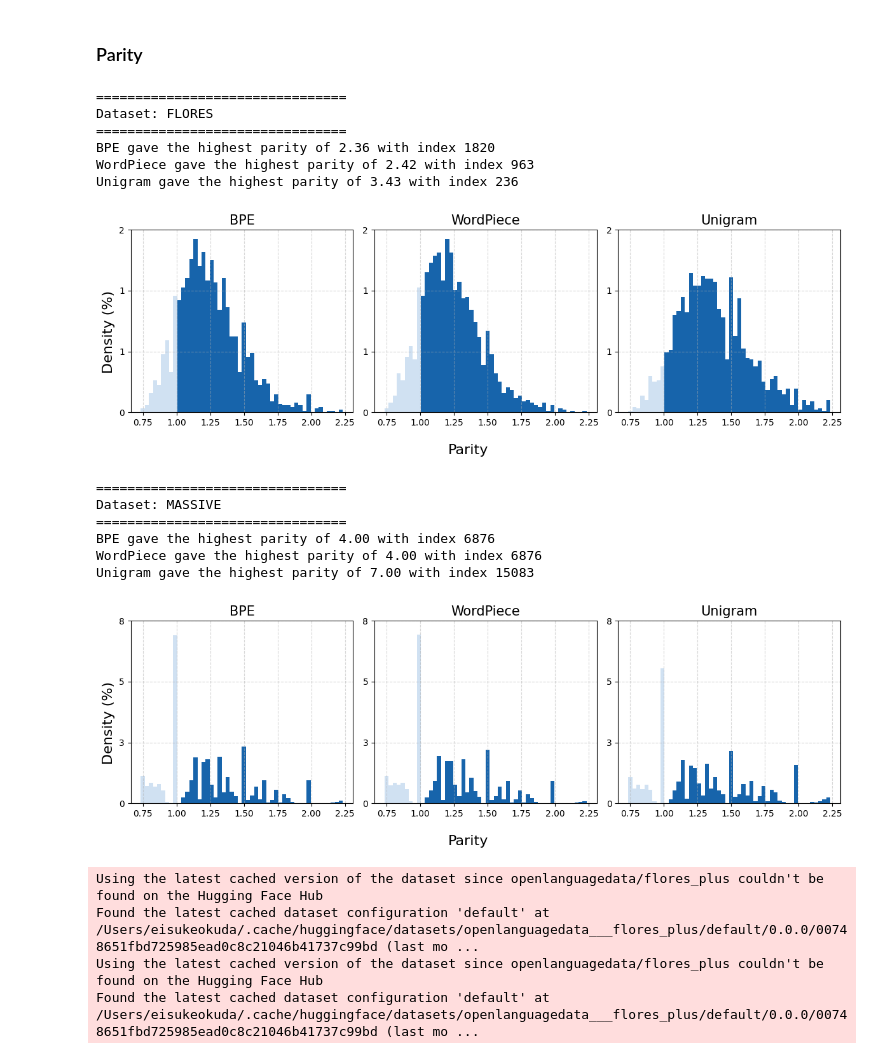
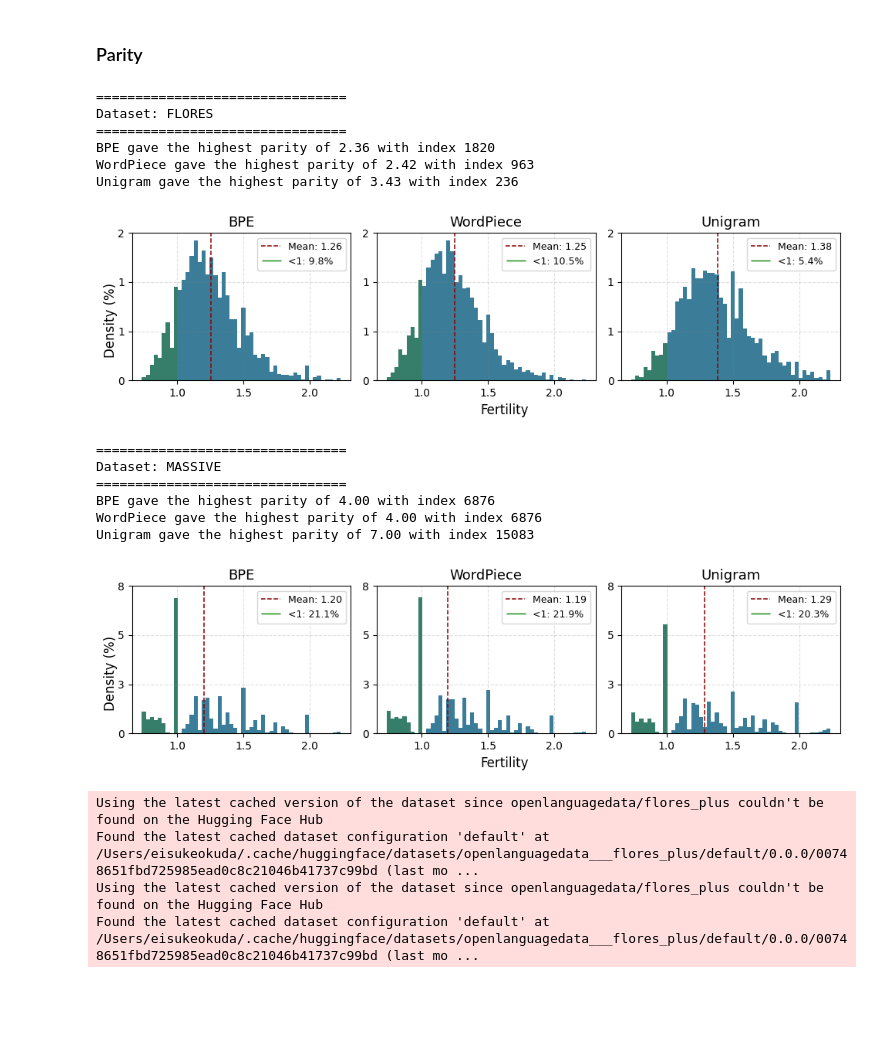
Before and after one commit to ah140797/NLP-project, a Jupyter notebook: jupyter-notebook/make_figs_main.ipynb, the cells around one changed output. Cells and saved outputs as stored; diff of their text form; code cells hidden in the pictures; blank space fills up the shorter version.

```diff
--- a/jupyter-notebook/make_figs_main.ipynb
+++ b/jupyter-notebook/make_figs_main.ipynb
@@ -84,7 +99,7 @@ for dataset_name in EVAL_DATASETS:
     print(f'Dataset: {dataset_name.upper()}')
     print('================================')
 
-    fig, axes = plt.subplots(1, 3, figsize=(12, 4))
+    fig, axes = plt.subplots(1, 3, figsize=(10, 3))
     axes = axes.flatten()
     for i, model_name in enumerate(TOKENIZER_MODELS):
         results_parity_path = os.path.join(results_path, f'tr_{model_name}_vs40000/parity_{dataset_name}.json')
@@ -100,51 +115,63 @@ for dataset_name in EVAL_DATASETS:
         bin_edges = np.linspace(0.75, 2.25, 50 + 1)
         counts, edges = np.histogram(results_dict['parity'], bins=bin_edges, density=True)
 
-        # Assign colors: lightblue for bins < 1, steelblue otherwise
-        cmap = plt.get_cmap('Blues')
-        color1, color2 = cmap(0.2), cmap(0.8)
-        colors = [color1 if (edge < 1) else color2 for edge in edges[:-1]]
+        colors = ["#367D6A" if (edge < 1) else "#3B7D98" for edge in edges[:-1]]
 
         # Plot the histogram using bar to allow custom colors
         axes[i].bar(edges[:-1], counts, width=0.03, color=colors)
-        axes[i].set_title(f"{model_name}", fontsize=15)
-        axes[i].grid(True, linestyle='--', alpha=0.5)
+        axes[i].set_title(f"{model_name}", fontsize=13)
+        axes[i].grid(True, linestyle='--', color='gray', alpha=0.25)
+
+        below_one = np.sum(np.array(results_dict['parity']) < 1) / len(results_dict['parity']) * 100
+
+        mean_parity = np.mean(results_dict['parity'])  # Calculate the mean
+        axes[i].axvline(mean_parity, color='darkred', linestyle='--', linewidth=1.1, label=f"Mean: {mean_parity:.2f}")
+
+        axes[i].legend(
+            handles=[
+                plt.Line2D([0], [0], color='darkred', linestyle='--', linewidth=1.1),  # Line for mean
+                plt.Line2D([0], [0], marker='_', color='green', linestyle='None', markersize=18)  # Green par symbol for below 1 percentage
+            ],
+            labels=[f"Mean: {mean_parity:.2f}", f"<1: {below_one:.1f}%"],
+            fontsize=9,
+            loc='upper right'
+        )
 
         if dataset_name == "flores":
             ymin, y_max = 0, 2.2
         else:
             ymin, y_max = 0, 8
         axes[i].set_ylim(ymin, y_max)
 
         # Generate and set y-axis ticks
         y_ticks = np.linspace(ymin, y_max, 4)  # Generate 4 evenly spaced ticks
         axes[i].set_yticks(y_ticks)  # Set the ticks
         axes[i].set_yticklabels([f'{tick:.0f}' for tick in y_ticks])  # Format the tick labels
 
         # Add shared x and y-axis labels
-        fig.supxlabel('Parity', fontsize=16)
-        fig.supylabel('Density (%)', fontsize=16)
+        fig.supxlabel('Fertility', fontsize=12, y=0.08, x=0.55)
+        fig.supylabel('Density (%)', fontsize=12, x=0.03)
 
     plt.tight_layout()
     # Save the figure as an SVG file
-    plt.savefig(f'../figures/parity_{dataset_name}.svg')
+    plt.savefig(f'../figures/newparity_{dataset_name}.svg')
 
     plt.show()
 # %% [output]
 ================================
 Dataset: FLORES
 ================================
 BPE gave the highest parity of 2.36 with index 1820
 WordPiece gave the highest parity of 2.42 with index 963
 Unigram gave the highest parity of 3.43 with index 236
-[figure, old version]
+[figure, new version]
 ================================
 Dataset: MASSIVE
 ================================
 BPE gave the highest parity of 4.00 with index 6876
 WordPiece gave the highest parity of 4.00 with index 6876
 Unigram gave the highest parity of 7.00 with index 15083
-[figure, old version]
+[figure, new version]
 # %%
 flores_es = load_flores_dataset('es')
 flores_tr = load_flores_dataset('tr')
```
Also changed, not shown: parts of 8 cells of this notebook, 4 other files.
